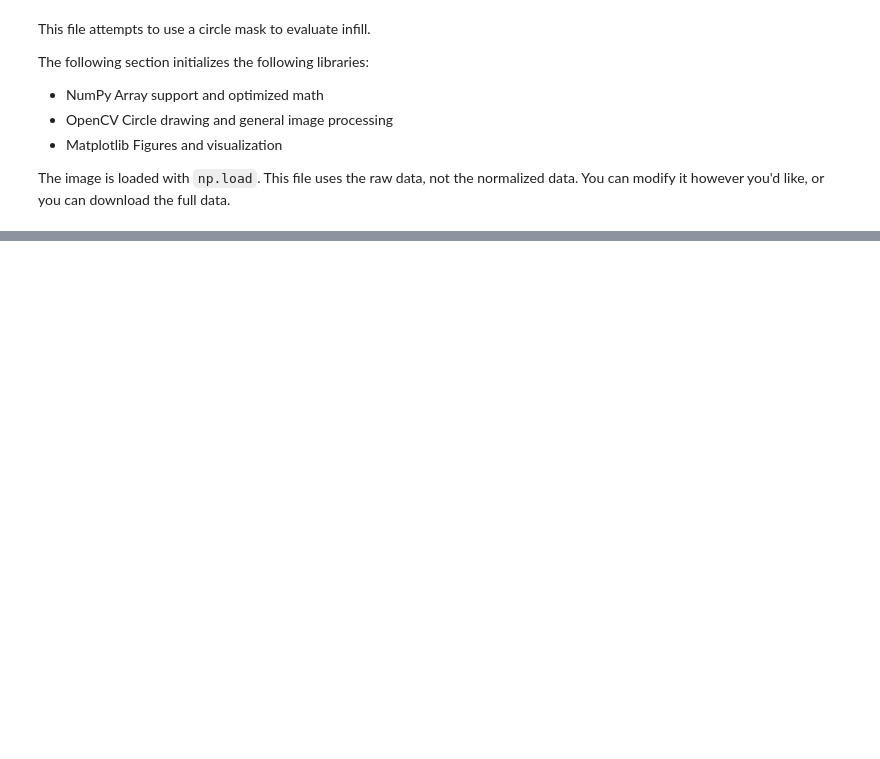
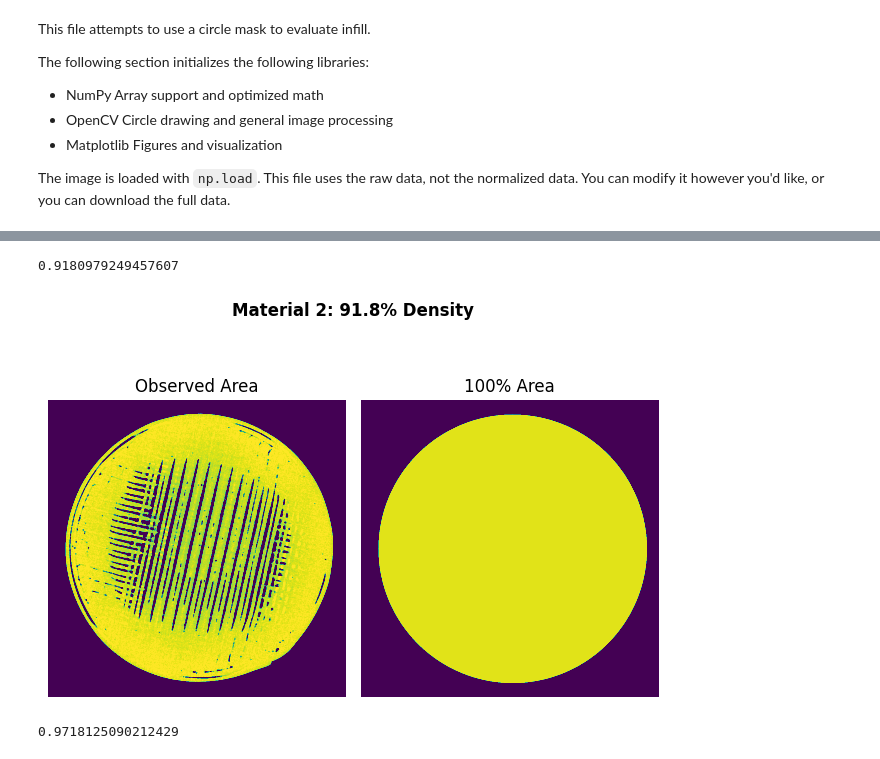
Before and after one commit to tpasfieldERAU/MA390-490_PNNL, a Jupyter notebook: am-specific/circle-fill-test.ipynb, the cells around one changed output, grey strips where cells are left out. Cells and saved outputs as stored; diff of their text form; code cells hidden in the pictures; blank space fills up the shorter version.

```diff
--- a/am-specific/circle-fill-test.ipynb
+++ b/am-specific/circle-fill-test.ipynb
@@ -65,0 +74,42 @@ print(sum/full_sum)
+# %%
+# If the previous material is present, delete it to save ram and make room for new section.
+try:
+    del img
+except:
+    pass
+
+# Load in isolated material 2.
+img = np.load("../matrices/isolated-materials/float32/Material2.npy")
+# %%
+areas = 0
+real_areas = 0
+for l in range(img.shape[2]):
+    test_img = img[:,:,l]
+    test_img = (test_img>10900) * test_img
+    mask_img = np.zeros(test_img.shape, dtype=np.uint8)
+    mask_img = cv.circle(mask_img, [xs[l+770], ys[l+770]], radii[l+770], [1,0,0], -1)
+
+    areas += np.sum(mask_img) * 11865
+    real_areas += np.sum(test_img*mask_img)
+
+print(real_areas/areas)
+# %% [output]
+0.9180979249457607
+# %%
+test_img = img[:,:,100]
+test_img = (test_img>10900) * test_img
+mask_img = np.zeros(test_img.shape, dtype=np.uint8)
+mask_img = cv.circle(mask_img, [xs[100+770], ys[100+770]], radii[100+770], [1,0,0], -1)
+
+fig, axs = plt.subplots(1,2)
+axs[0].imshow(test_img, vmin=9000, vmax=12000)
+axs[1].imshow(mask_img*11865, vmin=9000, vmax=12000)
+axs[0].axis(False)
+axs[1].axis(False)
+axs[0].set_title("Observed Area")
+axs[1].set_title("100% Area")
+fig.suptitle("Material 2: 91.8% Density", fontweight='bold')
+fig.tight_layout()
+plt.show()
+# %% [output]
+[figure, added]
@@ -65,0 +123,15 @@ print(sum/full_sum)
+# %%
+areas = 0
+real_areas = 0
+for l in range(img.shape[2]):
+    test_img = img[:,:,l]
+    test_img = (test_img>10900) * test_img
+    mask_img = np.zeros(test_img.shape, dtype=np.uint8)
+    mask_img = cv.circle(mask_img, [xs[l+1520], ys[l+1520]], radii[l+1520], [1,0,0], -1)
+
+    areas += np.sum(mask_img) * 12305
+    real_areas += np.sum(test_img*mask_img)
+
+print(real_areas/areas)
+# %% [output]
+0.9718125090212429
```
Also changed, not shown: parts of 9 cells of this notebook, 4 other files.
